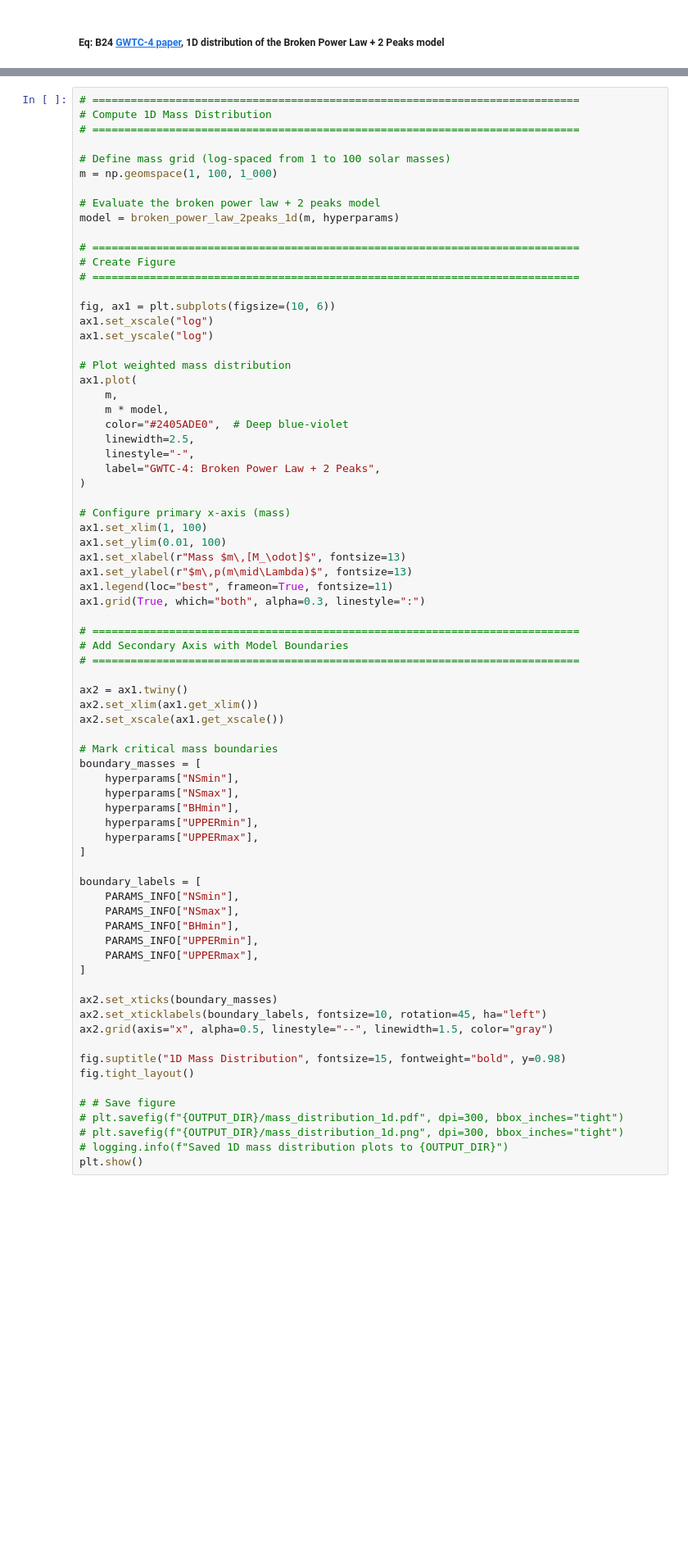
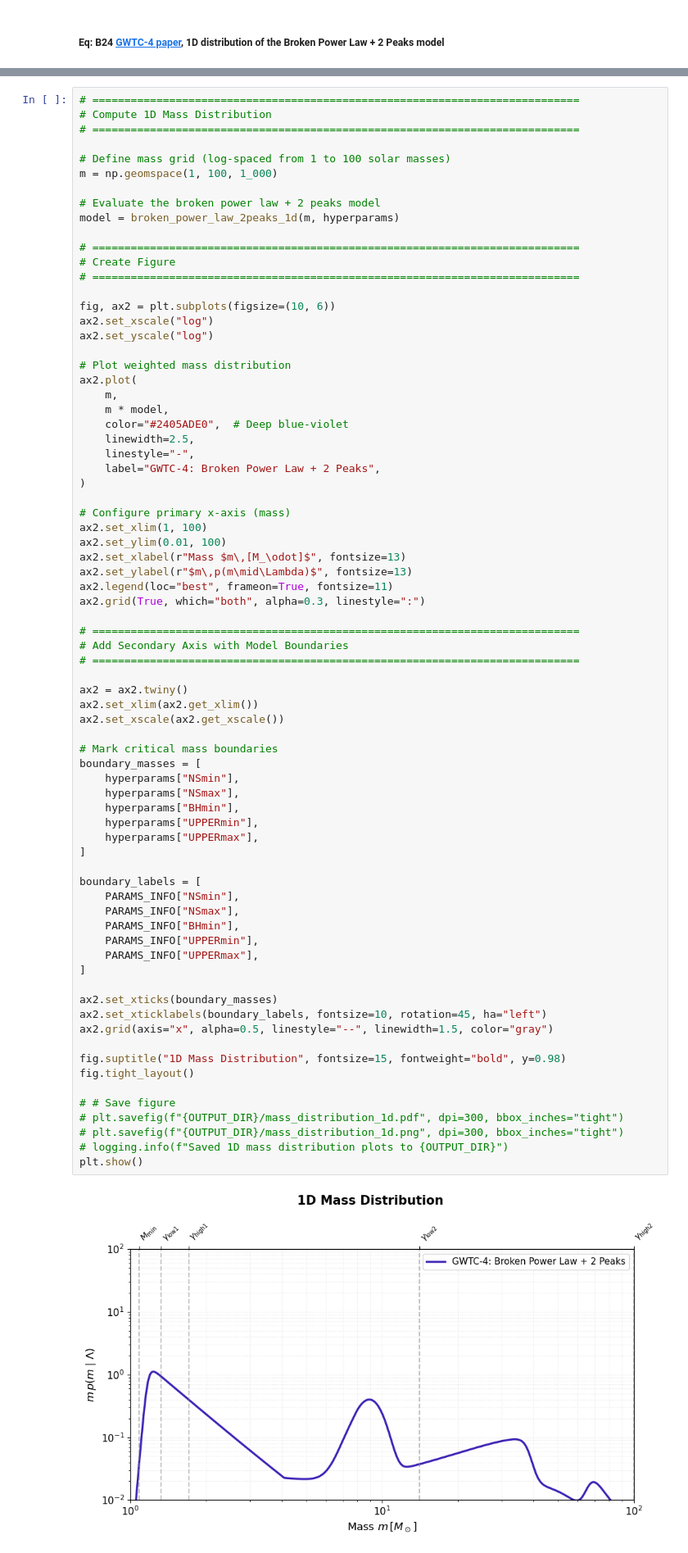
Before and after one commit to weizmannk/cbc-population-distributions, a Jupyter notebook: scripts/quick_start.ipynb, the cells around one changed output, grey strips where cells are left out. Shown at 82% size. Drawn from its saved outputs; the diff is of its cells as text; blank space fills up the shorter version.

```diff
--- a/scripts/quick_start.ipynb
+++ b/scripts/quick_start.ipynb
@@ -360,12 +374,12 @@ model = broken_power_law_2peaks_1d(m, hyperparams)
 # Create Figure
 # ============================================================================
 
-fig, ax1 = plt.subplots(figsize=(10, 6))
-ax1.set_xscale("log")
-ax1.set_yscale("log")
+fig, ax2 = plt.subplots(figsize=(10, 6))
+ax2.set_xscale("log")
+ax2.set_yscale("log")
 
 # Plot weighted mass distribution
-ax1.plot(
+ax2.plot(
     m,
     m * model,
     color="#2405ADE0",  # Deep blue-violet
@@ -375,50 +389,52 @@ ax1.plot(
 )
 
 # Configure primary x-axis (mass)
-ax1.set_xlim(1, 100)
-ax1.set_ylim(0.01, 100)
-ax1.set_xlabel(r"Mass $m\,[M_\odot]$", fontsize=13)
-ax1.set_ylabel(r"$m\,p(m\mid\Lambda)$", fontsize=13)
-ax1.legend(loc="best", frameon=True, fontsize=11)
-ax1.grid(True, which="both", alpha=0.3, linestyle=":")
+ax2.set_xlim(1, 100)
+ax2.set_ylim(0.01, 100)
+ax2.set_xlabel(r"Mass $m\,[M_\odot]$", fontsize=13)
+ax2.set_ylabel(r"$m\,p(m\mid\Lambda)$", fontsize=13)
+ax2.legend(loc="best", frameon=True, fontsize=11)
+ax2.grid(True, which="both", alpha=0.3, linestyle=":")
 
 # ============================================================================
 # Add Secondary Axis with Model Boundaries
 # ============================================================================
 
-ax2 = ax1.twiny()
-ax2.set_xlim(ax1.get_xlim())
-ax2.set_xscale(ax1.get_xscale())
+ax2 = ax2.twiny()
+ax2.set_xlim(ax2.get_xlim())
+ax2.set_xscale(ax2.get_xscale())
 
 # Mark critical mass boundaries
 boundary_masses = [
     hyperparams["NSmin"],
     hyperparams["NSmax"],
     hyperparams["BHmin"],
     hyperparams["UPPERmin"],
     hyperparams["UPPERmax"],
 ]
 
 boundary_labels = [
     PARAMS_INFO["NSmin"],
     PARAMS_INFO["NSmax"],
     PARAMS_INFO["BHmin"],
     PARAMS_INFO["UPPERmin"],
     PARAMS_INFO["UPPERmax"],
 ]
 
 ax2.set_xticks(boundary_masses)
 ax2.set_xticklabels(boundary_labels, fontsize=10, rotation=45, ha="left")
 ax2.grid(axis="x", alpha=0.5, linestyle="--", linewidth=1.5, color="gray")
 
 fig.suptitle("1D Mass Distribution", fontsize=15, fontweight="bold", y=0.98)
 fig.tight_layout()
 
 # # Save figure
 # plt.savefig(f"{OUTPUT_DIR}/mass_distribution_1d.pdf", dpi=300, bbox_inches="tight")
 # plt.savefig(f"{OUTPUT_DIR}/mass_distribution_1d.png", dpi=300, bbox_inches="tight")
 # logging.info(f"Saved 1D mass distribution plots to {OUTPUT_DIR}")
 plt.show()
+# %% [output]
+[figure, added]
 # %% [markdown]
 #### Plot simulated histograms (GWTC-4 distribustion) vs. theoretical PDF
 # %%
```
Also changed, not shown: parts of 13 cells of this notebook.
